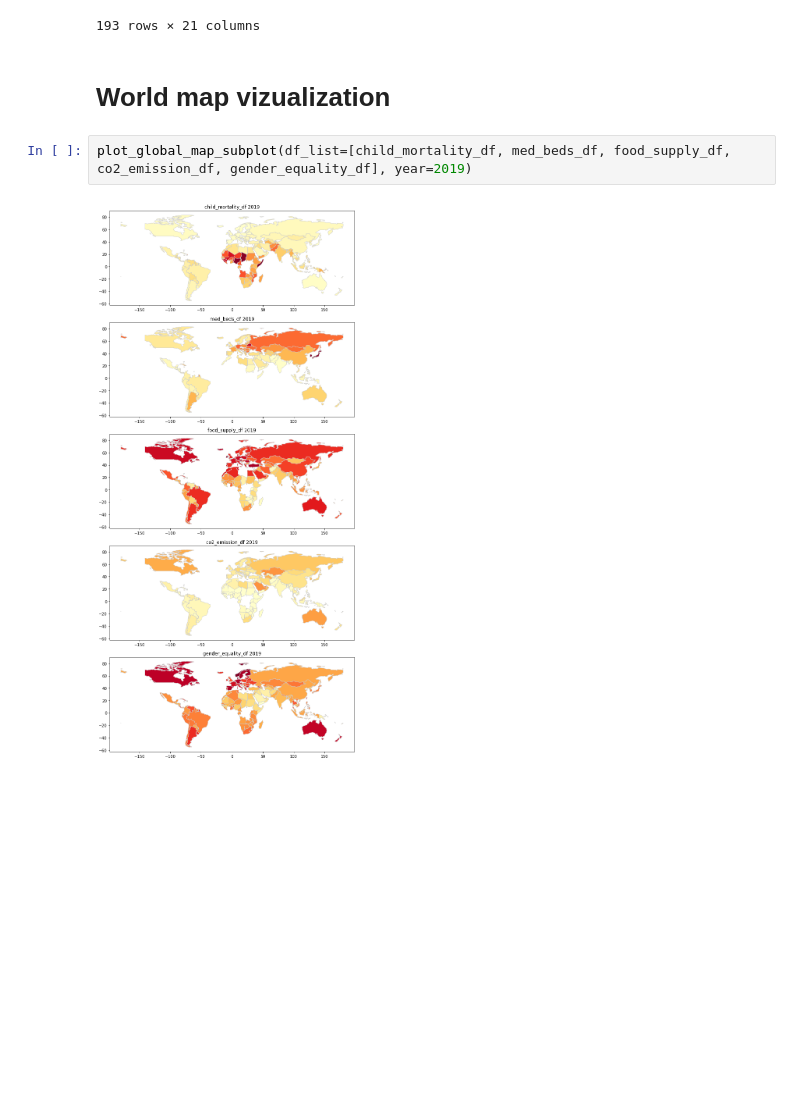
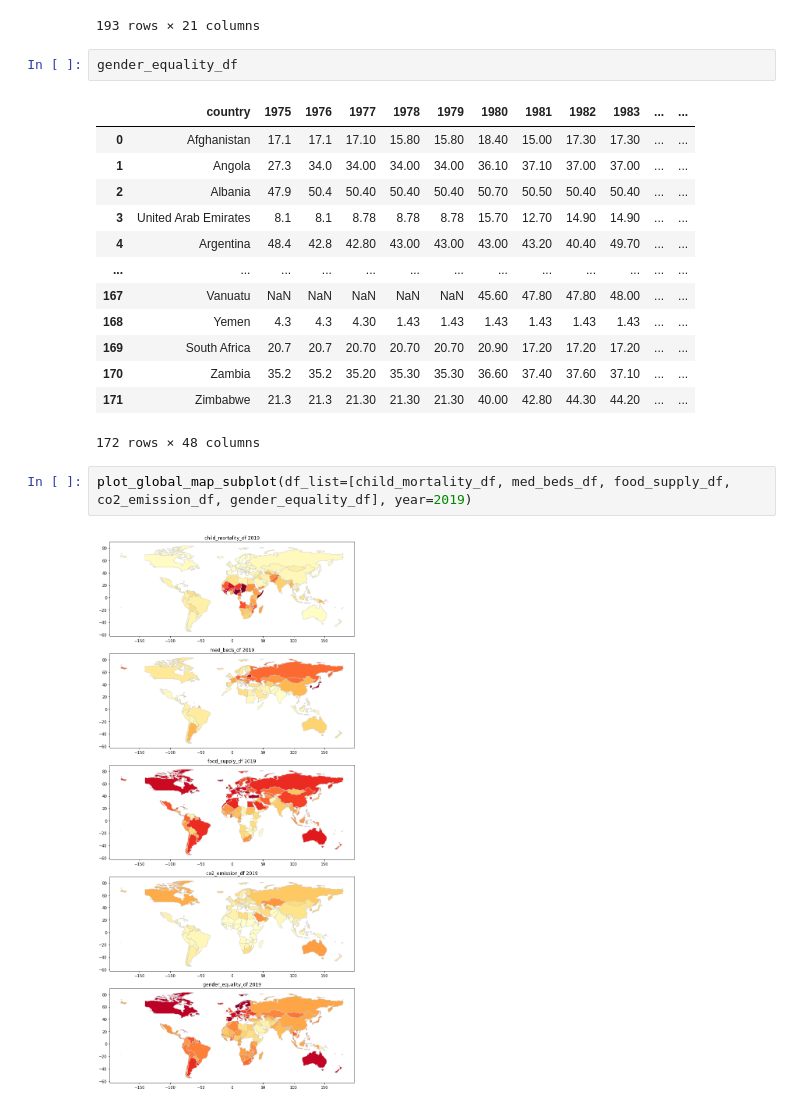
Before and after one commit to Norbert-Podgorski/Child-Mortality-Prediction-Bayesian-Model, a Jupyter notebook: Data_preprocessing.ipynb, the cells around one changed output. Drawn from its saved outputs; the diff is of its cells as text; blank space fills up the shorter version.

```diff
--- a/KPI_analysis.ipynb
+++ b/Data_preprocessing.ipynb
@@ -703,8 +638,22 @@ co2_emission_df
 | 192 | Zambia | 0.172 | 0.1760 | 0.1790 | 0.1850 | 0.1820 | 0.1890 | 0.1830 | 0.1490 | 0.164 | ... | ... |
 | 193 | Zimbabwe | 1.160 | 1.0500 | 0.9960 | 0.8860 | 0.7850 | 0.8870 | 0.8530 | 0.8030 | 0.624 | ... | ... |
 193 rows × 21 columns
-# %% [markdown]
-# World map vizualization
+# %%
+gender_equality_df
+# %% [output]
+|  | country | 1975 | 1976 | 1977 | 1978 | 1979 | 1980 | 1981 | 1982 | 1983 | ... | ... |
+| 0 | Afghanistan | 17.1 | 17.1 | 17.10 | 15.80 | 15.80 | 18.40 | 15.00 | 17.30 | 17.30 | ... | ... |
+| 1 | Angola | 27.3 | 34.0 | 34.00 | 34.00 | 34.00 | 36.10 | 37.10 | 37.00 | 37.00 | ... | ... |
+| 2 | Albania | 47.9 | 50.4 | 50.40 | 50.40 | 50.40 | 50.70 | 50.50 | 50.40 | 50.40 | ... | ... |
+| 3 | United Arab Emirates | 8.1 | 8.1 | 8.78 | 8.78 | 8.78 | 15.70 | 12.70 | 14.90 | 14.90 | ... | ... |
+| 4 | Argentina | 48.4 | 42.8 | 42.80 | 43.00 | 43.00 | 43.00 | 43.20 | 40.40 | 49.70 | ... | ... |
+| ... | ... | ... | ... | ... | ... | ... | ... | ... | ... | ... | ... | ... |
+| 167 | Vanuatu | NaN | NaN | NaN | NaN | NaN | 45.60 | 47.80 | 47.80 | 48.00 | ... | ... |
+| 168 | Yemen | 4.3 | 4.3 | 4.30 | 1.43 | 1.43 | 1.43 | 1.43 | 1.43 | 1.43 | ... | ... |
+| 169 | South Africa | 20.7 | 20.7 | 20.70 | 20.70 | 20.70 | 20.90 | 17.20 | 17.20 | 17.20 | ... | ... |
+| 170 | Zambia | 35.2 | 35.2 | 35.20 | 35.30 | 35.30 | 36.60 | 37.40 | 37.60 | 37.10 | ... | ... |
+| 171 | Zimbabwe | 21.3 | 21.3 | 21.30 | 21.30 | 21.30 | 40.00 | 42.80 | 44.30 | 44.20 | ... | ... |
+172 rows × 48 columns
 # %%
 plot_global_map_subplot(df_list=[child_mortality_df, med_beds_df, food_supply_df, co2_emission_df, gender_equality_df], year=2019)
 # %% [output]
```
Also changed, not shown: parts of 36 cells of this notebook, 2 other files.
